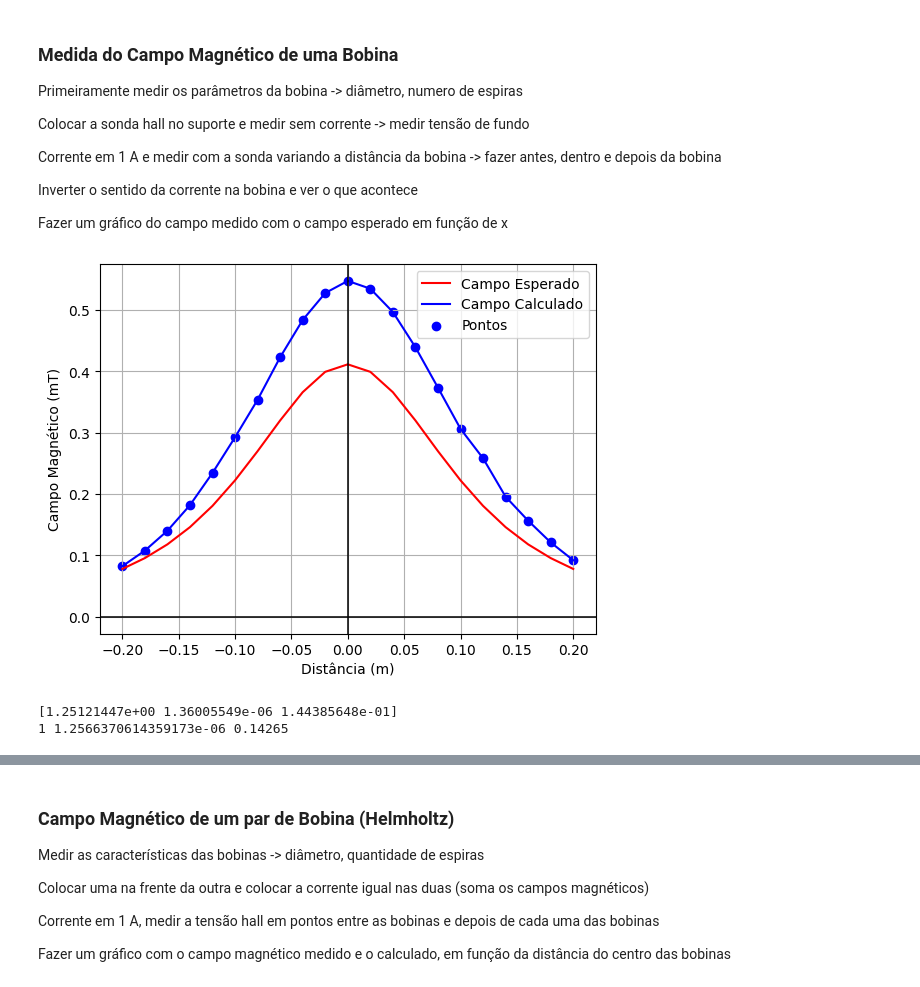
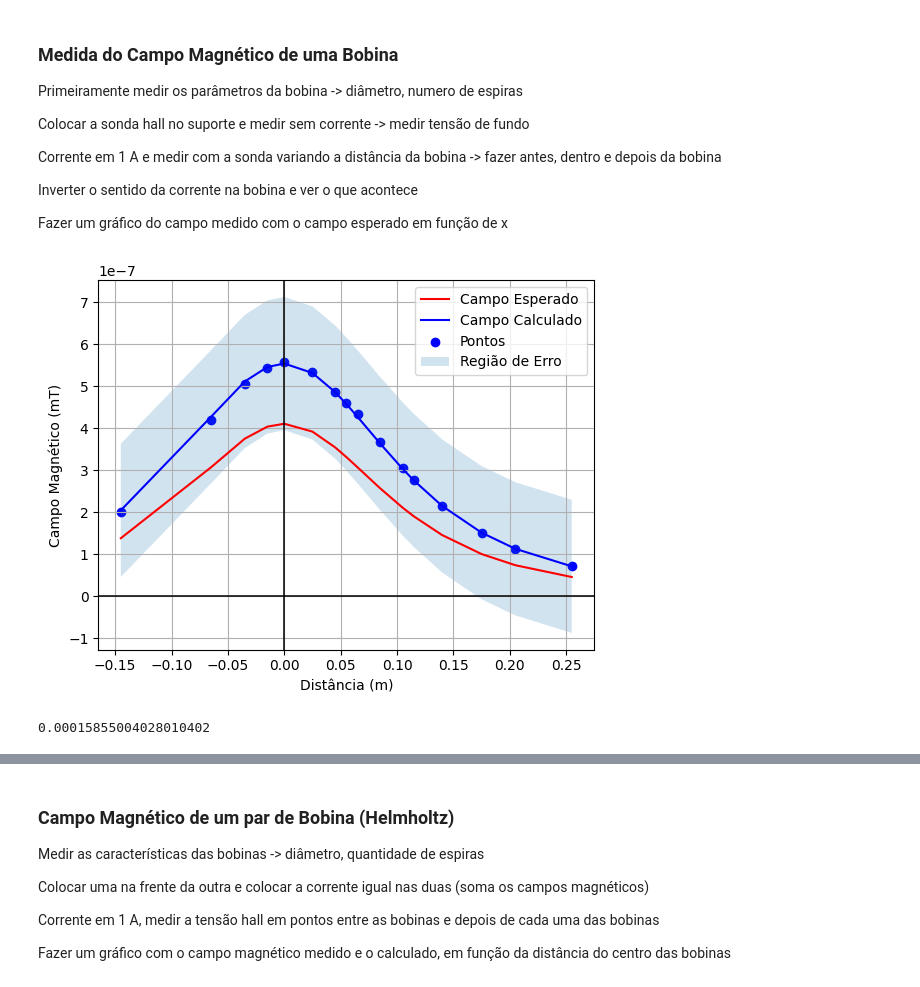
Before and after one commit to Pedropudin/LabFisica-3, a Jupyter notebook: Relatorio4/Magnetostatica/sondaHall.ipynb, the cells around one changed output, grey strips where cells are left out. Drawn from its saved outputs; the diff is of its cells as text; code cells hidden in the pictures.

```diff
--- a/Relatorio4/Magnetostatica/sondaHall.ipynb
+++ b/Relatorio4/Magnetostatica/sondaHall.ipynb
@@ -147,0 +154,3 @@ O Coeficiente é 0.00372±0.00004 T/V
+# %%
+for i in range(len(amperagem)):
+    print(fr'${amperagem[i]:.2f}$ & ${voltagem[i]:.3f}$ & ${campoCalculado[i]:.5f}$ \\ \hline')
@@ -153,8 +173,15 @@ O Coeficiente é 0.00372±0.00004 T/V
 # %%
 #Dados
 corrente = 1
-#data = get_dados("Data/fio2.csv",factorx=1e-2,factory=-1e-3,fundox=0,fundoy=0.0025)
+data = get_dados("Data/fio2.csv",factorx=1e-2,factory=-1e-3,fundox=0,fundoy=0.0025)
 #data = get_dados("DataJ/fioP.csv",factorx=1e-2,factory=1e-3,fundox=0,fundoy=0)
-data = get_dados("DataJ/fioJ.csv",factorx=1e-2,factory=1e-3,fundox=0.01,fundoy=0.0051)
+#data = get_dados("DataJ/fioJ.csv",factorx=1e-2,factory=1e-3,fundox=0.01,fundoy=0.0051)
 dist = np.array(sorted(data))
 tensao = np.array([data[i] for i in dist])
+
+EcampoEsperado = []
+for z in dist:
+    EcampoEsperado.append(campoFio(M((z,1e-4)),M((corrente,1e-2)),permeabilidadeAr))
+    #print(z)
+
+print(EcampoEsperado[0])
@@ -210,30 +243,26 @@ tensao = np.array([data[i] for i in dist])
 # %%
 campoEsperado = np.array([campoBobina(z,espiras,corrente,permeabilidadeAr,raio) for z in dist])
 campoCalculado = np.array([v*coeficienteHall for v in tensao])
 
-plt.plot(dist,campoEsperado*1e3,label='Campo Esperado',color='red')
-plt.plot(dist,campoCalculado*1e3,label="Campo Calculado",color='blue')
-plt.scatter(dist,campoCalculado*1e3,label='Pontos',color='blue')
+param, _ = curve_fit(campoBobina,dist,campoCalculado,p0=[espiras,corrente,permeabilidadeAr,raio])
+melhorCurva = np.array([campoBobina(x,param[0],param[1],param[2],param[3]) for x in dist])
+std = np.std([campoCalculado,melhorCurva])
+
+plt.plot(dist,campoEsperado*1e-3,label='Campo Esperado',color='red')
+#plt.plot(dist,campoCalculado,label="Campo Calculado",color='blue')
+plt.plot(dist,melhorCurva*1e-3,label="Campo Calculado",color='blue')
+plt.scatter(dist,campoCalculado*1e-3,label='Pontos',color='blue')
+plt.fill_between(dist,(melhorCurva-std)*1e-3,(melhorCurva+std)*1e-3,alpha=0.2,label='Região de Erro')
+plt.fill
 plt.grid(True)
 plt.legend()
 plt.xlabel('Distância (m)');plt.ylabel('Campo Magnético (mT)')
 ax = plt.gca()
 ax.axhline(0, color='black', linewidth=1.1)  # y = 0
 ax.axvline(0, color='black', linewidth=1.1)  # x = 0
-#plt.savefig('Results/campoBobinaJ.png')
+#plt.savefig('Results/campoBobina.png')
 plt.show()
-
-def campoBobinaAlt(x,corrente,permeabilidade,raio):
-    espiras = 130
-    return espiras * (permeabilidade * corrente * raio**2)/(2*(x**2 + raio**2))**(3/2)
-
-param1, _ = curve_fit(campoBobinaAlt,dist,campoCalculado,p0=[corrente,permeabilidadeAr,raio])
-#param2, _ = curve_fit(campoBobinaAlt,dist,campoEsperado,p0=[corrente,permeabilidadeAr,raio]) #como esperado, deu tudo igual
+print(std)
 # %% [output]
-[figure, old version]
+[figure, new version]
+0.00015855004028010402
-# %%
-print(param1)
-print(corrente,permeabilidadeAr,raio)
-# %% [output]
-[1.25121447e+00 1.36005549e-06 1.44385648e-01]
-1 1.2566370614359173e-06 0.14265
```
Also changed, not shown: parts of 12 cells of this notebook, 8 other files.
